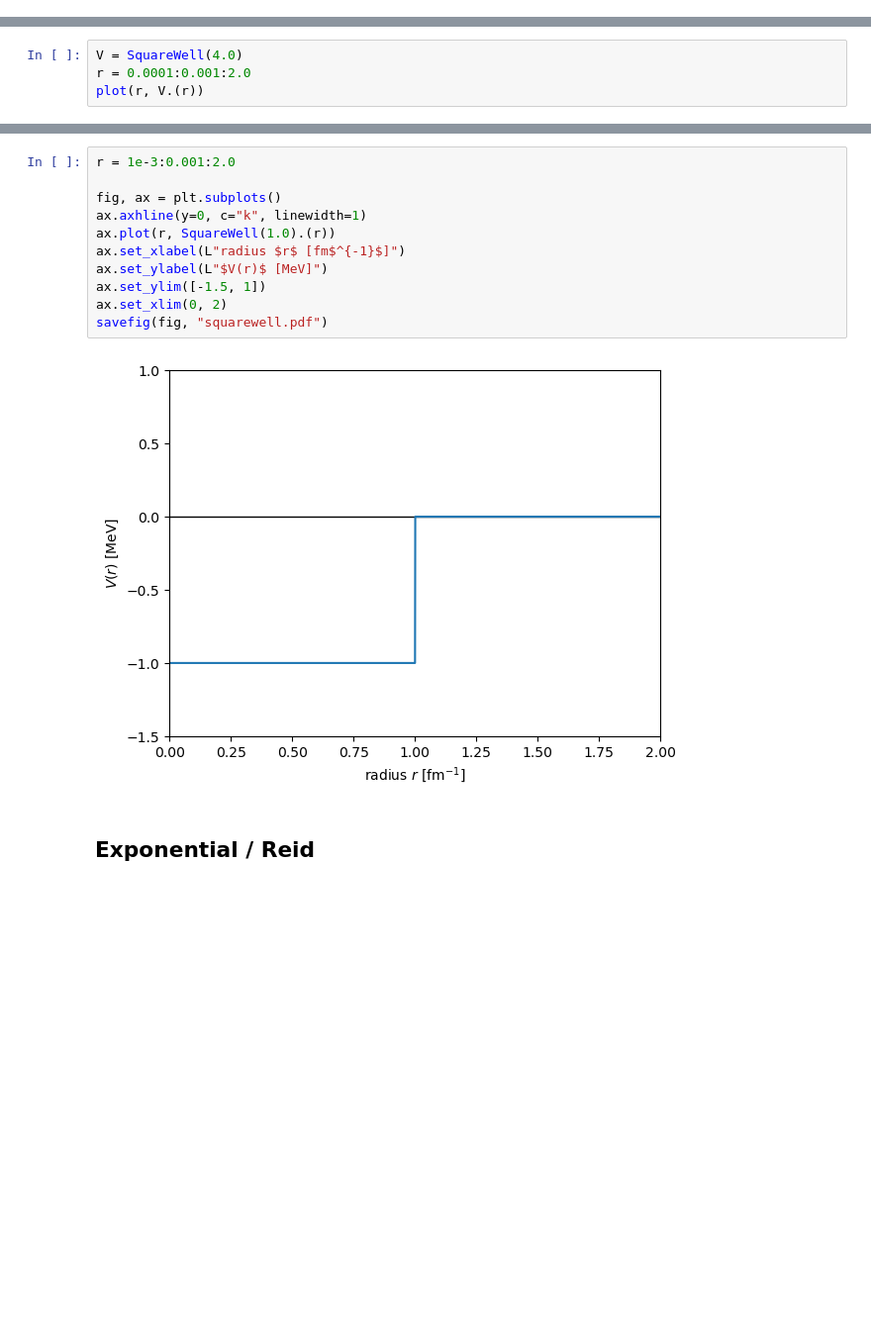
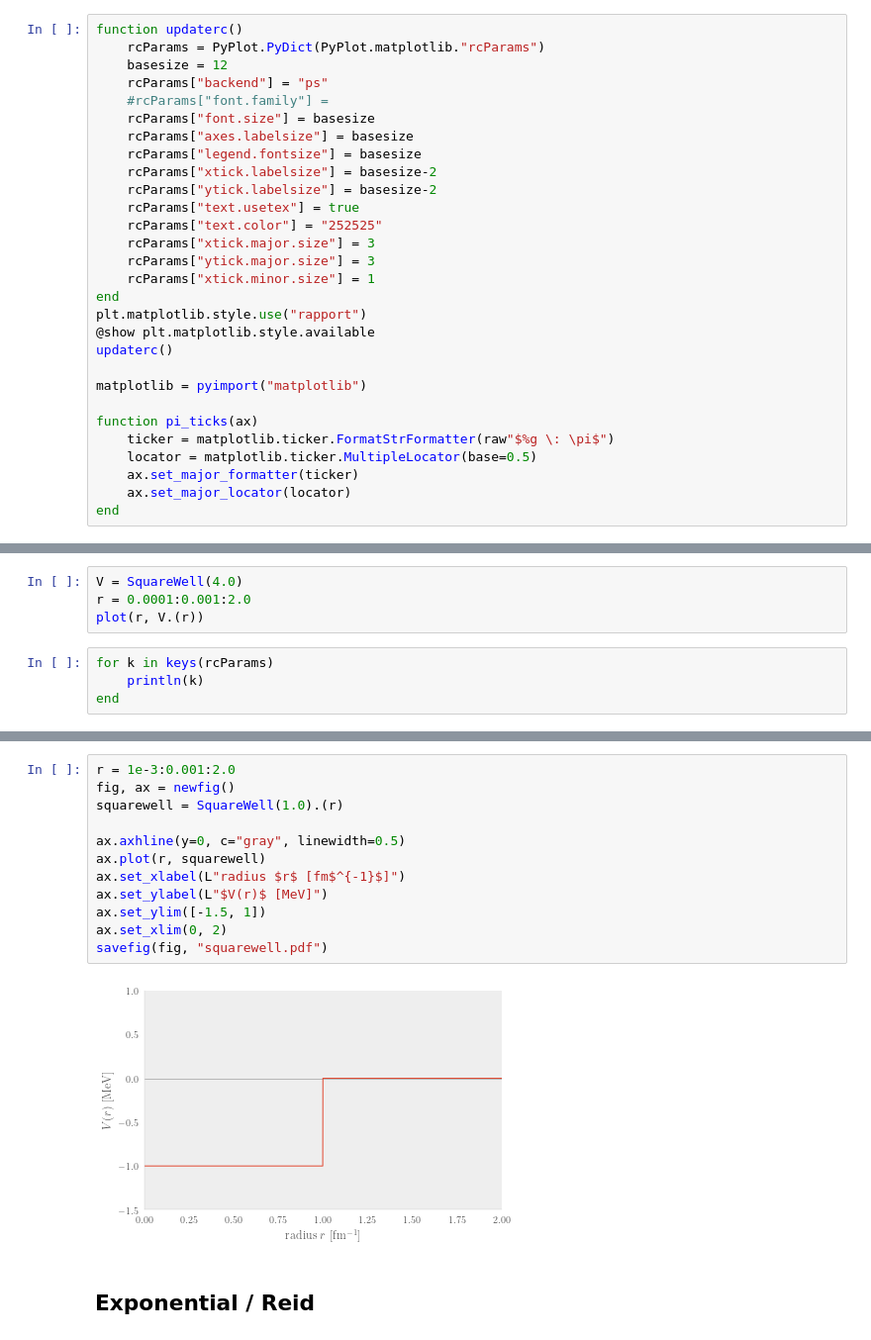
Before and after one commit to ErlendLima/NuclearForces, a Jupyter notebook: project1/notebook/Project.ipynb, the cells around one changed output, grey strips where cells are left out. Shown at 99% size. Drawn from its saved outputs; the diff is of its cells as text; blank space fills up the shorter version.

Commit message:
Updated code, made all figures, added more references

```diff
--- a/project1/notebook/Project.ipynb
+++ b/project1/notebook/Project.ipynb
@@ -42,0 +48,29 @@ cmap (generic function with 1 method)
+# %%
+function updaterc()
+    rcParams = PyPlot.PyDict(PyPlot.matplotlib."rcParams")
+    basesize = 12
+    rcParams["backend"] = "ps"
+    #rcParams["font.family"] =
+    rcParams["font.size"] = basesize
+    rcParams["axes.labelsize"] = basesize
+    rcParams["legend.fontsize"] = basesize
+    rcParams["xtick.labelsize"] = basesize-2
+    rcParams["ytick.labelsize"] = basesize-2
+    rcParams["text.usetex"] = true
+    rcParams["text.color"] = "252525"
+    rcParams["xtick.major.size"] = 3
+    rcParams["ytick.major.size"] = 3
+    rcParams["xtick.minor.size"] = 1
+end
+plt.matplotlib.style.use("rapport")
+@show plt.matplotlib.style.available
+updaterc()
+
+matplotlib = pyimport("matplotlib")
+
+function pi_ticks(ax)
+    ticker = matplotlib.ticker.FormatStrFormatter(raw"$%g \: \pi$")
+    locator = matplotlib.ticker.MultipleLocator(base=0.5)
+    ax.set_major_formatter(ticker)
+    ax.set_major_locator(locator)
+end
@@ -48,3 +85,7 @@ cmap (generic function with 1 method)
 V = SquareWell(4.0)
 r = 0.0001:0.001:2.0
 plot(r, V.(r))
+# %%
+for k in keys(rcParams)
+    println(k)
+end
@@ -51,16 +110,17 @@ plot(r, V.(r))
 # %%
 r = 1e-3:0.001:2.0
+fig, ax = newfig()
+squarewell = SquareWell(1.0).(r)
 
-fig, ax = plt.subplots()
-ax.axhline(y=0, c="k", linewidth=1)
-ax.plot(r, SquareWell(1.0).(r))
+ax.axhline(y=0, c="gray", linewidth=0.5)
+ax.plot(r, squarewell)
 ax.set_xlabel(L"radius $r$ [fm$^{-1}$]")
 ax.set_ylabel(L"$V(r)$ [MeV]")
 ax.set_ylim([-1.5, 1])
 ax.set_xlim(0, 2)
 savefig(fig, "squarewell.pdf")
 # %% [output]
-[figure, old version]
+[figure, new version]
 # %% [markdown]
 ## Exponential / Reid
 # %%
```
Also changed, not shown: parts of 67 cells of this notebook, 35 other files.
